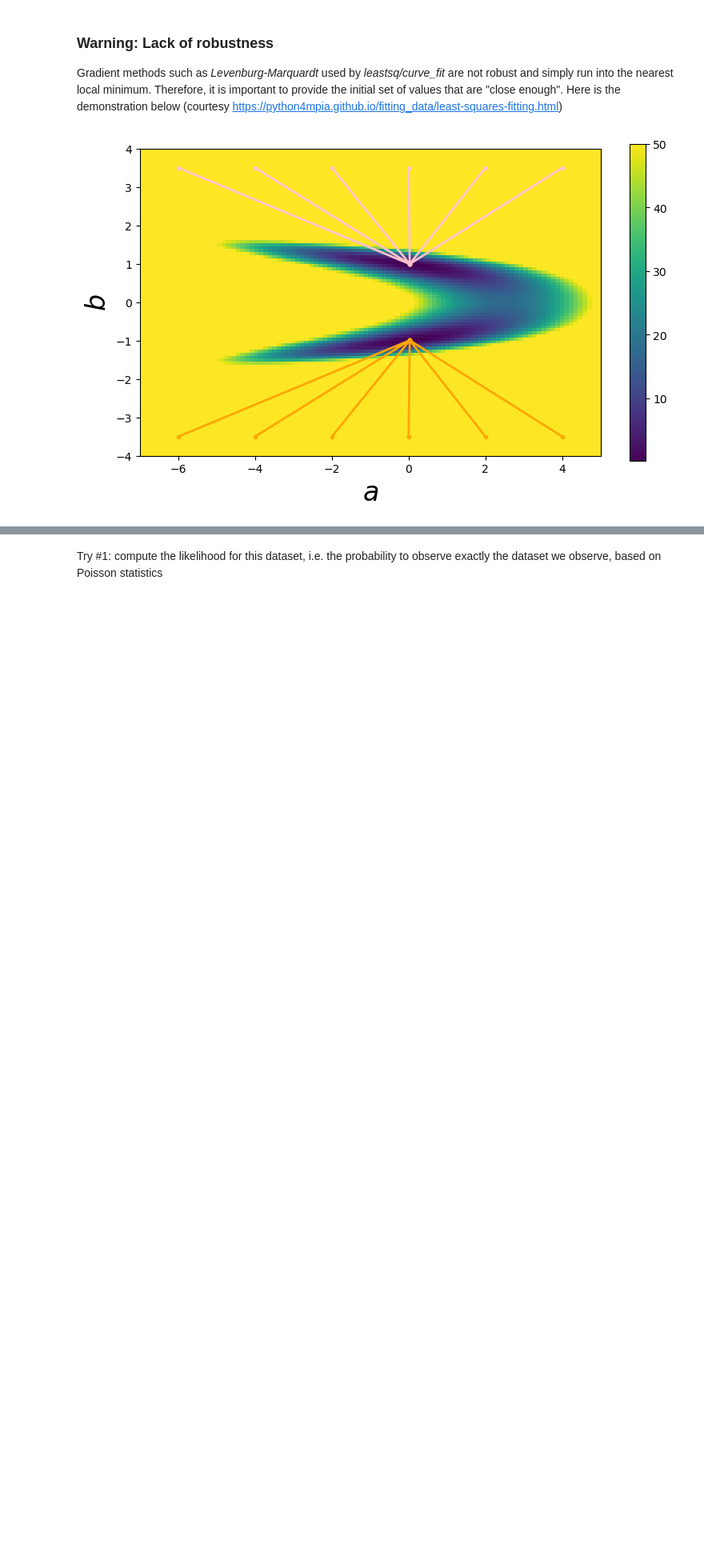
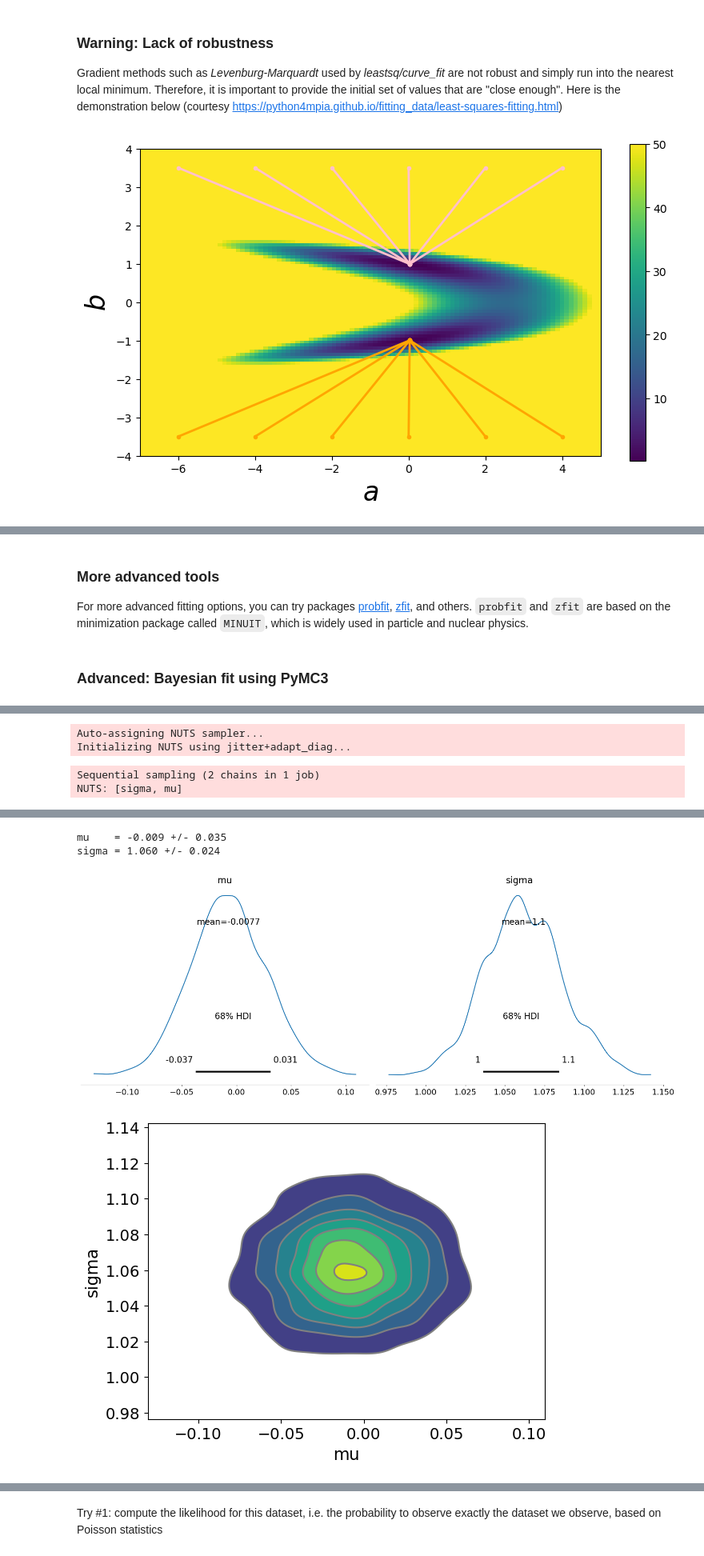
Before and after one commit to ds-connectors/Physics-88-SP23, a Jupyter notebook: Week07/L05/Lecture05.ipynb, the cells around one changed output, grey strips where cells are left out. Shown at 80% size. Cells and saved outputs as stored; diff of their text form; code cells hidden in the pictures; blank space fills up the shorter version.

```diff
--- a/Week07/L05/Lecture05.ipynb
+++ b/Week07/L05/Lecture05.ipynb
@@ -609,0 +612,53 @@ sigma = 1.046 +/- 0.024
+# %% [markdown]
+### More advanced tools
+
+For more advanced fitting options, you can try packages <a href="https://nbviewer.org/github/scikit-hep/probfit/blob/master/tutorial/tutorial.ipynb">probfit</a>, <a href="https://github.com/zfit/zfit-tutorials">zfit</a>, and others. `probfit` and `zfit` are based on the minimization package called `MINUIT`, which is widely used in particle and nuclear physics.
+# %% [markdown]
+### Advanced: Bayesian fit using PyMC3
+# %%
+import pymc3 as pm
+
+# define the PyMC model
+with pm.Model() as model:
+    # define the parameters of the model
+    mu = pm.Normal("mu", mu=0, sigma=1)
+    sigma = pm.HalfNormal("sigma", sigma=1)
+    obs = pm.Normal("obs", mu=mu, sigma=sigma, observed=sample)
+
+    # perform the fit
+    mode = pm.find_MAP()
+    trace = pm.sample(1000, cores=1)
+
+
+# plot the posterior
+pm.plot_posterior(trace, var_names=['mu', 'sigma'], hdi_prob=0.68)
+pm.plot_pair(trace, var_names=['mu', 'sigma'],kind='kde')
+
+
+# extract the parameters from the trace
+#mu = np.mean(trace['mu'])
+#sigma = np.mean(trace['sigma'])
+mu = mode['mu']
+sigma = mode['sigma']
+mu_err = np.std(trace['mu'])
+sigma_err = np.std(trace['sigma'])
+print('mu    = {0:.3f} +/- {1:.3f}'.format(mu, mu_err))
+print('sigma = {0:.3f} +/- {1:.3f}'.format(sigma, sigma_err))
+
+# plot the distribution of values
+plt.figure()
+plt.hist(sample, bins=20, density=True, alpha=0.3, label='Data')
+
+# plot the result of the PyMC fit
+x = np.linspace(-5, 5, 100)
+y_fit = norm.pdf(x,loc=mu,scale=sigma)
+plt.plot(x, y_fit, 'r-', label='Fit')
+
+# add a legend and labels to the plot
+plt.legend()
+plt.xlabel('Value')
+plt.ylabel('Normalized frequency')
+
+# display the plot
+plt.show()
+# %% [output]
@@ -609,0 +666,4 @@ sigma = 1.046 +/- 0.024
+Auto-assigning NUTS sampler...
+Initializing NUTS using jitter+adapt_diag...
+Sequential sampling (2 chains in 1 job)
+NUTS: [sigma, mu]
@@ -609,0 +673,4 @@ sigma = 1.046 +/- 0.024
+mu    = -0.009 +/- 0.035
+sigma = 1.060 +/- 0.024
+[figure, added]
+[figure, added]
```
Also changed, not shown: parts of 8 cells of this notebook.
